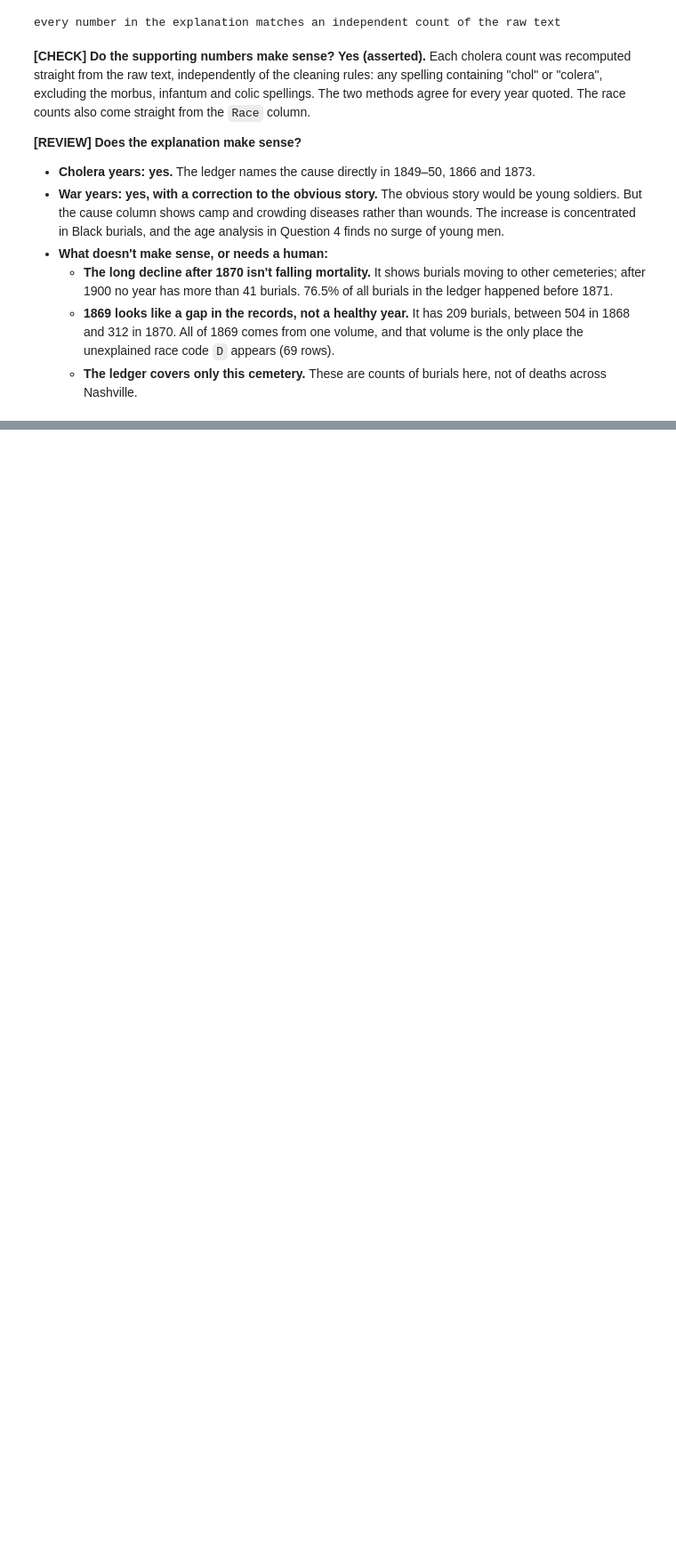
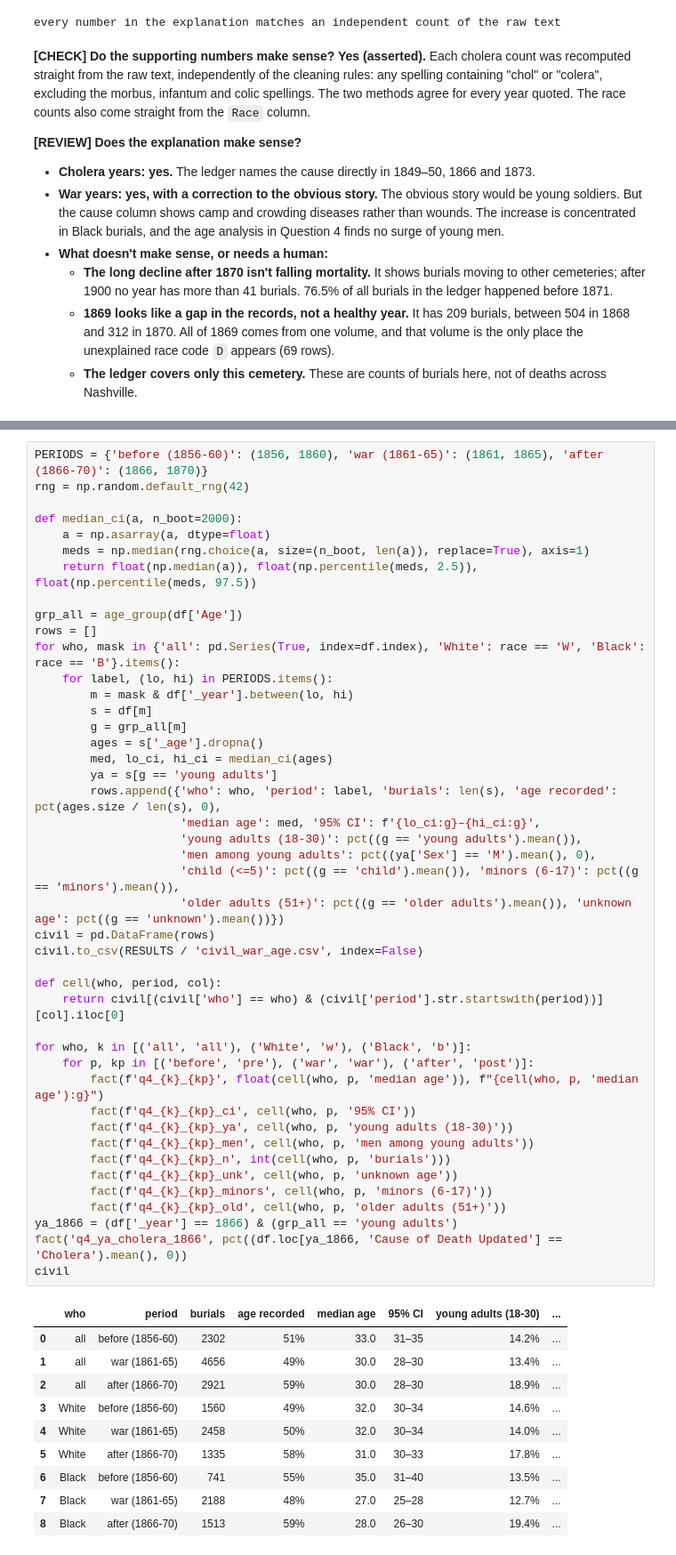
Before and after one commit to ryRyTheCoder/cause_of_death, a Jupyter notebook: submissions/juan_zavala/cemetery_analysis.ipynb, the cells around one changed output, grey strips where cells are left out. Shown at 89% size. Drawn from its saved outputs; the diff is of its cells as text; blank space fills up the shorter version.

```diff
--- a/submissions/juan_zavala/cemetery_analysis.ipynb
+++ b/submissions/juan_zavala/cemetery_analysis.ipynb
@@ -628,0 +638,55 @@ every number in the explanation matches an independent count of the raw text
+# %%
+PERIODS = {'before (1856-60)': (1856, 1860), 'war (1861-65)': (1861, 1865), 'after (1866-70)': (1866, 1870)}
+rng = np.random.default_rng(42)
+
+def median_ci(a, n_boot=2000):
+    a = np.asarray(a, dtype=float)
+    meds = np.median(rng.choice(a, size=(n_boot, len(a)), replace=True), axis=1)
+    return float(np.median(a)), float(np.percentile(meds, 2.5)), float(np.percentile(meds, 97.5))
+
+grp_all = age_group(df['Age'])
+rows = []
+for who, mask in {'all': pd.Series(True, index=df.index), 'White': race == 'W', 'Black': race == 'B'}.items():
+    for label, (lo, hi) in PERIODS.items():
+        m = mask & df['_year'].between(lo, hi)
+        s = df[m]
+        g = grp_all[m]
+        ages = s['_age'].dropna()
+        med, lo_ci, hi_ci = median_ci(ages)
+        ya = s[g == 'young adults']
+        rows.append({'who': who, 'period': label, 'burials': len(s), 'age recorded': pct(ages.size / len(s), 0),
+                     'median age': med, '95% CI': f'{lo_ci:g}–{hi_ci:g}',
+                     'young adults (18-30)': pct((g == 'young adults').mean()),
+                     'men among young adults': pct((ya['Sex'] == 'M').mean(), 0),
+                     'child (<=5)': pct((g == 'child').mean()), 'minors (6-17)': pct((g == 'minors').mean()),
+                     'older adults (51+)': pct((g == 'older adults').mean()), 'unknown age': pct((g == 'unknown').mean())})
+civil = pd.DataFrame(rows)
+civil.to_csv(RESULTS / 'civil_war_age.csv', index=False)
+
+def cell(who, period, col):
+    return civil[(civil['who'] == who) & (civil['period'].str.startswith(period))][col].iloc[0]
+
+for who, k in [('all', 'all'), ('White', 'w'), ('Black', 'b')]:
+    for p, kp in [('before', 'pre'), ('war', 'war'), ('after', 'post')]:
+        fact(f'q4_{k}_{kp}', float(cell(who, p, 'median age')), f"{cell(who, p, 'median age'):g}")
+        fact(f'q4_{k}_{kp}_ci', cell(who, p, '95% CI'))
+        fact(f'q4_{k}_{kp}_ya', cell(who, p, 'young adults (18-30)'))
+        fact(f'q4_{k}_{kp}_men', cell(who, p, 'men among young adults'))
+        fact(f'q4_{k}_{kp}_n', int(cell(who, p, 'burials')))
+        fact(f'q4_{k}_{kp}_unk', cell(who, p, 'unknown age'))
+        fact(f'q4_{k}_{kp}_minors', cell(who, p, 'minors (6-17)'))
+        fact(f'q4_{k}_{kp}_old', cell(who, p, 'older adults (51+)'))
+ya_1866 = (df['_year'] == 1866) & (grp_all == 'young adults')
+fact('q4_ya_cholera_1866', pct((df.loc[ya_1866, 'Cause of Death Updated'] == 'Cholera').mean(), 0))
+civil
+# %% [output]
+|  | who | period | burials | age recorded | median age | 95% CI | young adults (18-30) | ... |
+| 0 | all | before (1856-60) | 2302 | 51% | 33.0 | 31–35 | 14.2% | ... |
+| 1 | all | war (1861-65) | 4656 | 49% | 30.0 | 28–30 | 13.4% | ... |
+| 2 | all | after (1866-70) | 2921 | 59% | 30.0 | 28–30 | 18.9% | ... |
+| 3 | White | before (1856-60) | 1560 | 49% | 32.0 | 30–34 | 14.6% | ... |
+| 4 | White | war (1861-65) | 2458 | 50% | 32.0 | 30–34 | 14.0% | ... |
+| 5 | White | after (1866-70) | 1335 | 58% | 31.0 | 30–33 | 17.8% | ... |
+| 6 | Black | before (1856-60) | 741 | 55% | 35.0 | 31–40 | 13.5% | ... |
+| 7 | Black | war (1861-65) | 2188 | 48% | 27.0 | 25–28 | 12.7% | ... |
+| 8 | Black | after (1866-70) | 1513 | 59% | 28.0 | 26–30 | 19.4% | ... |
```
Also changed, not shown: parts of 5 cells of this notebook, 3 other files.
